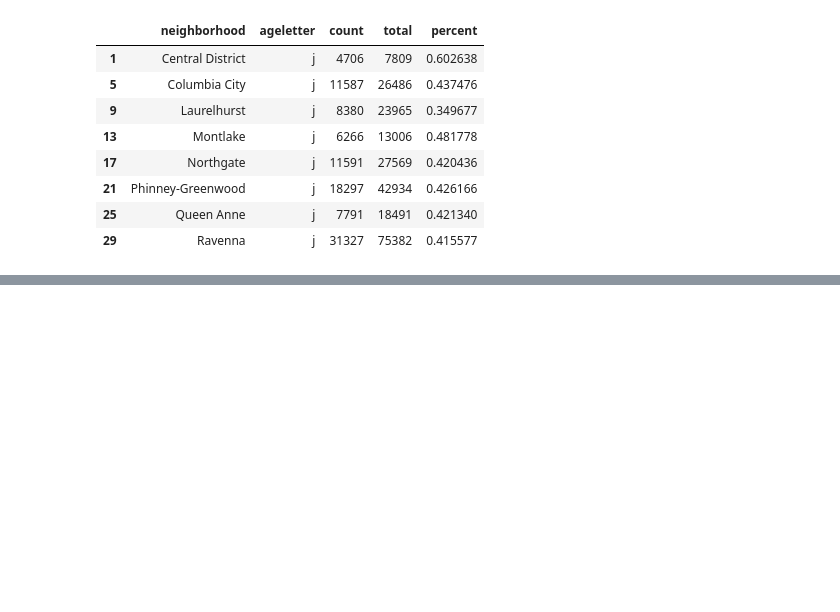
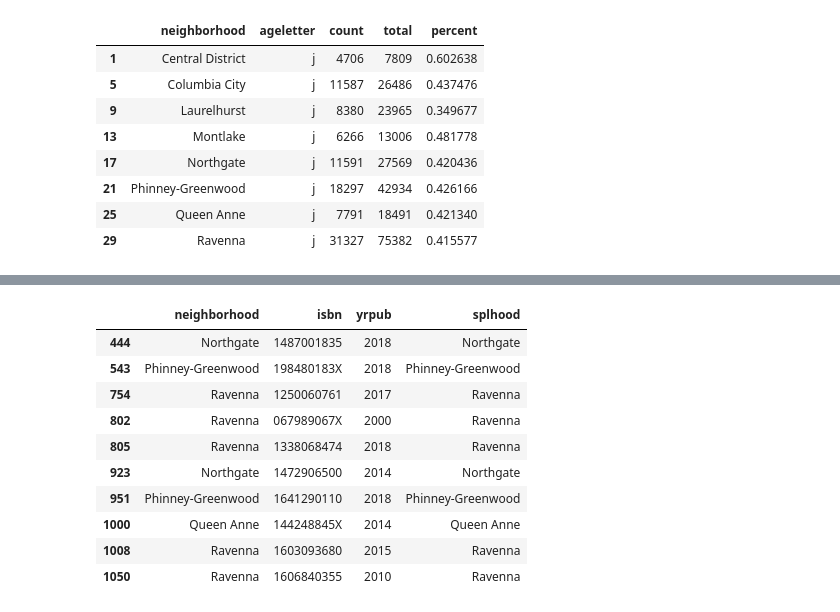
Before and after one commit to amckennafoster/seattle-littlefreelibrary, a Jupyter notebook: code/Get-SPL-data-by-hood.ipynb, the cells around one changed output, grey strips where cells are left out. Cells and saved outputs as stored; diff of their text form; code cells hidden in the pictures; blank space fills up the shorter version.

```diff
--- a/code/Get-SPL-data-by-hood.ipynb
+++ b/code/Get-SPL-data-by-hood.ipynb
@@ -739,0 +773,12 @@ bksjuv.to_csv('SPL-juvenilePercent.csv', mode = 'w', index=False)
+# %%
+#The isbn column has apostrophes and an occasional 'b'. Remove them
+splisbn['isbn'] = splisbn['isbn'].str.replace(r"[b\',]", '')
+# %%
+#Reset the index
+splisbn.reset_index(drop=True,inplace=True)
+# %%
+#Merge dataframes to get isbns present in lfl and spl. The new dataframe has a column renamed to splhood that shows a
+#value if the isbn is present at that library branch
+shared = pd.merge(lfl, splisbn, on='isbn', how='left')
+shared.rename(columns={"neighborhood_x": "neighborhood", "neighborhood_y": "splhood"}, inplace=True)
+#shared.to_csv('isbn-matching.csv', mode = 'w', index=False)
@@ -739,0 +820,5 @@ bksjuv.to_csv('SPL-juvenilePercent.csv', mode = 'w', index=False)
+# %%
+#Count times the LFL books are in the nearby branch
+sharednotna = shared[shared['splhood'].notna()]
+samehood= sharednotna[sharednotna['splhood']==sharednotna['neighborhood']].groupby(['splhood']).count().reset_index()
+samehood.head(8)
@@ -739,0 +831,16 @@ bksjuv.to_csv('SPL-juvenilePercent.csv', mode = 'w', index=False)
+# %%
+#Seen what year the shared books were published
+years = sharednotna[sharednotna['splhood']==sharednotna['neighborhood']]
+years.head(10)
+# %% [output]
+|  | neighborhood | isbn | yrpub | splhood |
+| 444 | Northgate | 1487001835 | 2018 | Northgate |
+| 543 | Phinney-Greenwood | 198480183X | 2018 | Phinney-Greenwood |
+| 754 | Ravenna | 1250060761 | 2017 | Ravenna |
+| 802 | Ravenna | 067989067X | 2000 | Ravenna |
+| 805 | Ravenna | 1338068474 | 2018 | Ravenna |
+| 923 | Northgate | 1472906500 | 2014 | Northgate |
+| 951 | Phinney-Greenwood | 1641290110 | 2018 | Phinney-Greenwood |
+| 1000 | Queen Anne | 144248845X | 2014 | Queen Anne |
+| 1008 | Ravenna | 1603093680 | 2015 | Ravenna |
+| 1050 | Ravenna | 1606840355 | 2010 | Ravenna |
```
Also changed, not shown: parts of 18 cells of this notebook, 5 other files.
